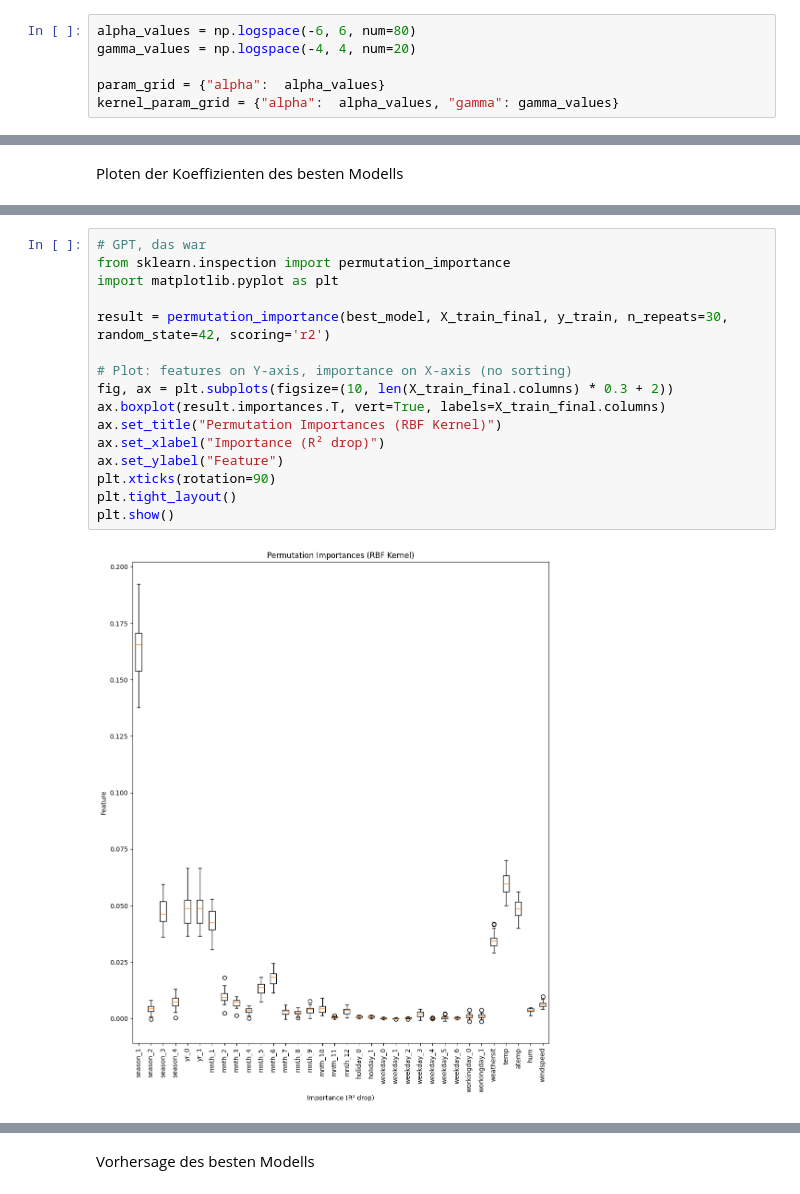
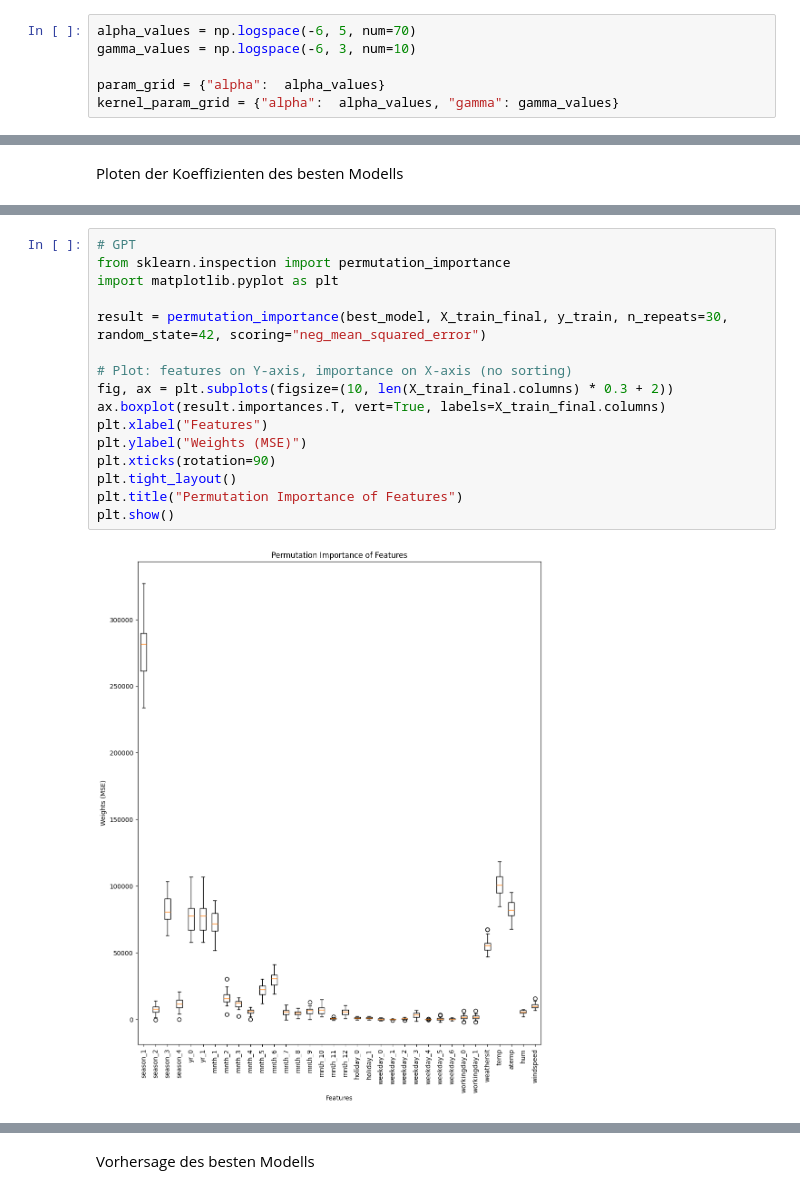
Before and after one commit to PaulBichl/machine-learning, a Jupyter notebook: src/machine_learning/BikeRental/Bichl_Paul_UE2.ipynb, the cells around one changed output, grey strips where cells are left out. Saved outputs shown, nothing was run; the diff lists cells and outputs as text.

```diff
--- a/src/machine_learning/BikeRental/Bichl_Paul_UE2.ipynb
+++ b/src/machine_learning/BikeRental/Bichl_Paul_UE2.ipynb
@@ -49,8 +49,8 @@ X_valid_scale = pd.DataFrame(X_valid_scale, columns=num_features)
 X_train_final = pd.concat((X_train_enc, X_train_scale), axis=1)
 X_vaild_final = pd.concat((X_valid_enc, X_valid_scale), axis=1)
 # %%
-alpha_values = np.logspace(-6, 6, num=80)
-gamma_values = np.logspace(-4, 4, num=20)
+alpha_values = np.logspace(-6, 5, num=70)
+gamma_values = np.logspace(-6, 3, num=10)
 
 param_grid = {"alpha":  alpha_values}
 kernel_param_grid = {"alpha":  alpha_values, "gamma": gamma_values}
@@ -190,18 +190,18 @@ X_train_final
 # %%
-# GPT, das war
+# GPT
 from sklearn.inspection import permutation_importance
 import matplotlib.pyplot as plt
 
-result = permutation_importance(best_model, X_train_final, y_train, n_repeats=30, random_state=42, scoring='r2')
+result = permutation_importance(best_model, X_train_final, y_train, n_repeats=30, random_state=42, scoring="neg_mean_squared_error")
 
 # Plot: features on Y-axis, importance on X-axis (no sorting)
 fig, ax = plt.subplots(figsize=(10, len(X_train_final.columns) * 0.3 + 2))
 ax.boxplot(result.importances.T, vert=True, labels=X_train_final.columns)
-ax.set_title("Permutation Importances (RBF Kernel)")
-ax.set_xlabel("Importance (R² drop)")
-ax.set_ylabel("Feature")
+plt.xlabel("Features")
+plt.ylabel("Weights (MSE)")
 plt.xticks(rotation=90)
 plt.tight_layout()
+plt.title("Permutation Importance of Features")
 plt.show()
 # %% [output]
-[figure, old version]
+[figure, new version]
```
Also changed, not shown: parts of 15 cells of this notebook.
